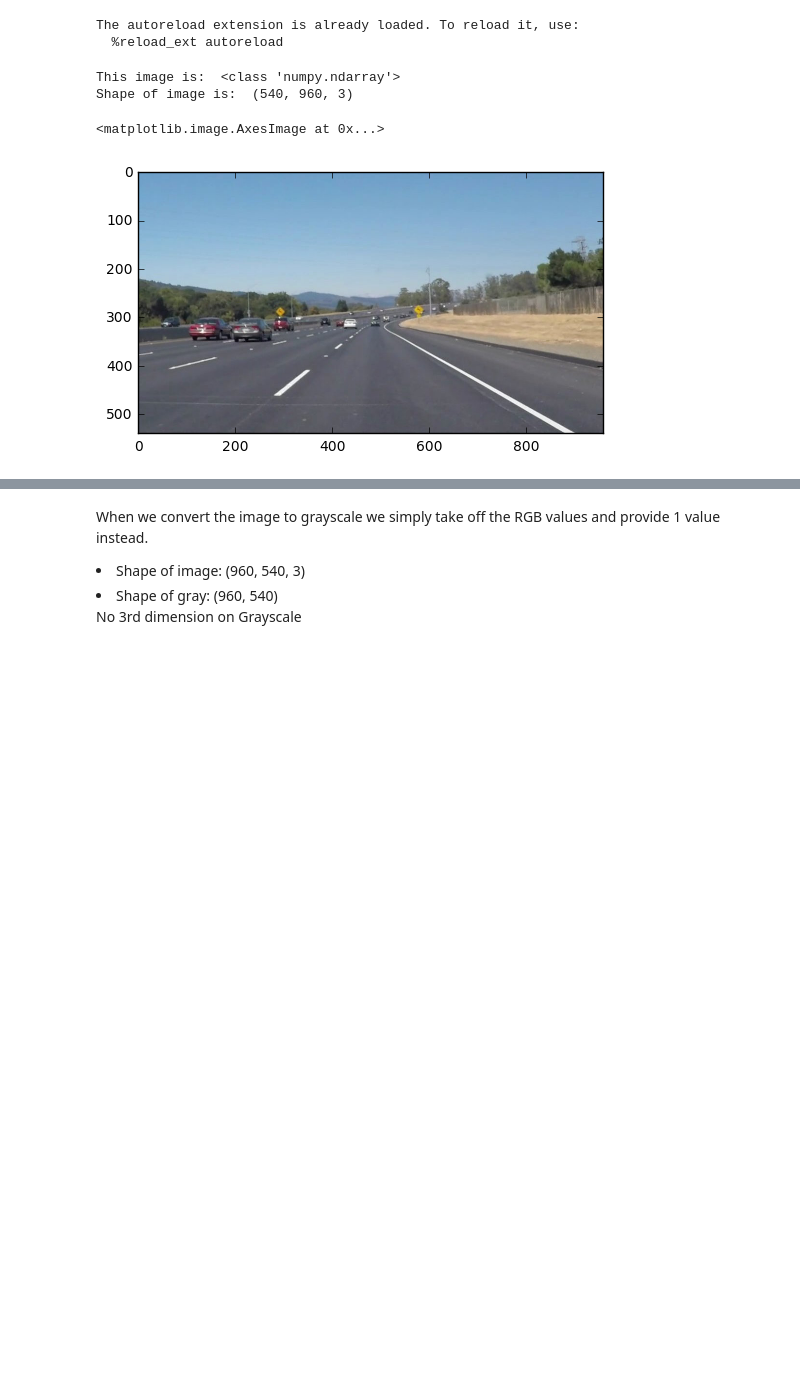
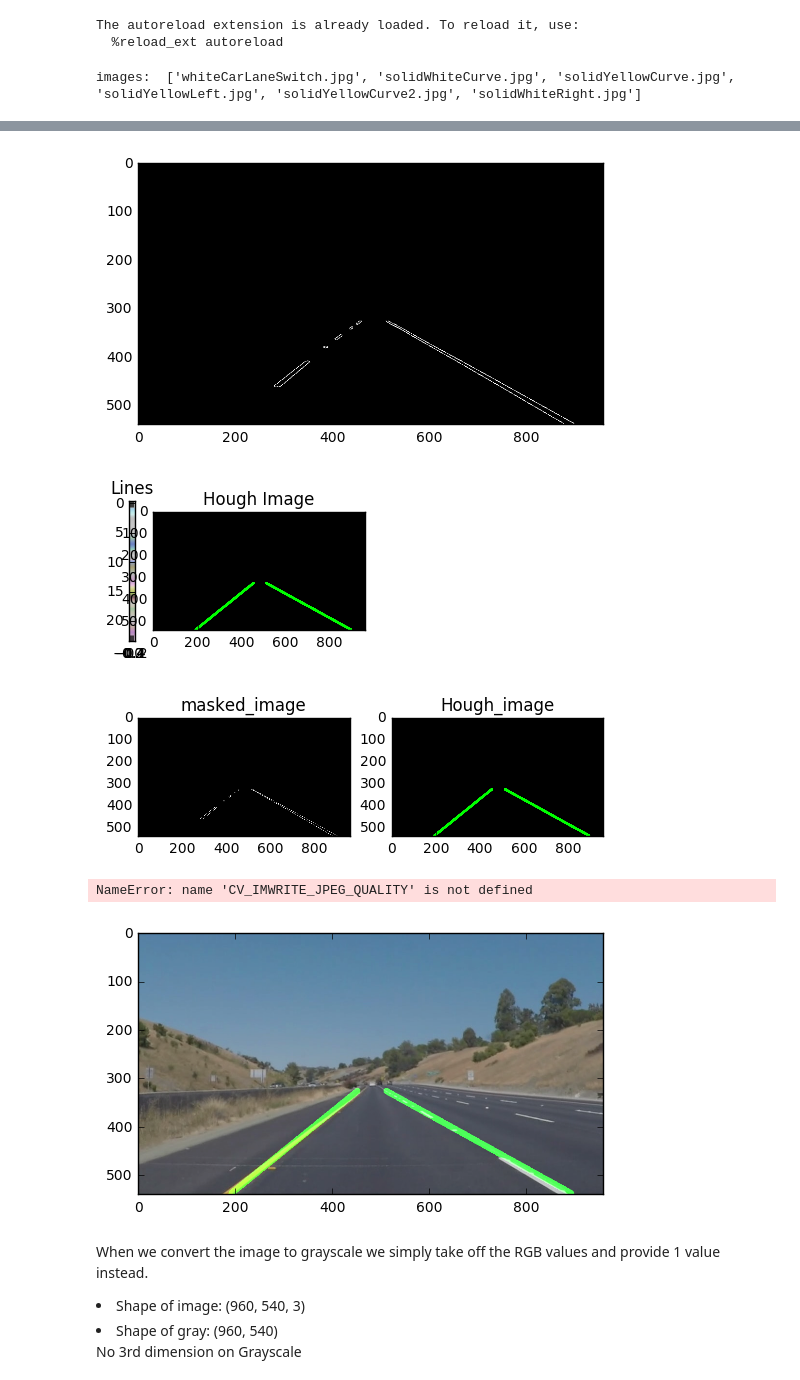
Before and after one commit to JonathanCMitchell/Self-Driving-Car-ND, a Jupyter notebook: Project 1-Lane Detection.ipynb, the cells around one changed output, grey strips where cells are left out. Drawn from its saved outputs; the diff is of its cells as text; code cells hidden in the pictures; blank space fills up the shorter version.

```diff
--- a/Project 1-Lane Detection.ipynb
+++ b/Project 1-Lane Detection.ipynb
@@ -20,16 +20,30 @@ import cv2
 # %% [output]
 The autoreload extension is already loaded. To reload it, use:
   %reload_ext autoreload
-# %%
-#reading in an image
-image = mpimg.imread('test_images/solidWhiteRight.jpg')
-image = mpimg.imread('test_images/solidWhiteCurve.jpg')
-# Printing out some stats and plotting
-print('This image is: ', type(image))
-print('Shape of image is: ', image.shape)
-plt.imshow(image) # call as plt.imshow(gray, cmap="gray") to show grayscale
-# %% [output]
-This image is:  <class 'numpy.ndarray'>
-Shape of image is:  (540, 960, 3)
-<matplotlib.image.AxesImage at 0x...>
-[figure, removed]
+# %%
+import os
+images = os.listdir("test_images/")
+print('images: ', images)
+# %% [output]
+images:  ['whiteCarLaneSwitch.jpg', 'solidWhiteCurve.jpg', 'solidYellowCurve.jpg', 'solidYellowLeft.jpg', 'solidYellowCurve2.jpg', 'solidWhiteRight.jpg']
+# %%
+#reading in an image
+def readImages(images):
+    for paths in images:
+        image = mpimg.imread('test_images/' + paths)
+        gray = grayscale(image)
+        blur_gray = apply_gaussian_blur()
+        edges = apply_canny(blur_gray)
+        masked_image = apply_mask(edges)
+        hough_image = apply_hough(masked_image)
+        lines_edges_weighted = apply_lines_edges_weighted(image, edges, hough_image)
+        plot_mask()
+        plot_hough()
+        plot_mask_and_hough()
+        plt.imshow(lines_edges_weighted)
+        cv2.imwrite('/home/jj/Documents/Self-Driving-Car/CarND-LaneLines-P1/results/', lines_edges_weighted, CV_IMWRITE_JPEG_QUALITY)
+
+readImages(images)
+print('blur_Gray shape: ', blur_gray.shape)
+print('edges shape: ', edges.shape)
+# %% [output]
@@ -36,3 +51,8 @@ Shape of image is:  (540, 960, 3)
+[figure, added]
+[figure, added]
+[figure, added]
+NameError: name 'CV_IMWRITE_JPEG_QUALITY' is not defined
+[figure, added]
 # %% [markdown]
 When we convert the image to grayscale we simply take off the RGB values and provide 1 value instead.
 <li>Shape of image: (960, 540, 3)</li>
```
Also changed, not shown: parts of 8 cells of this notebook, 2 other files.
